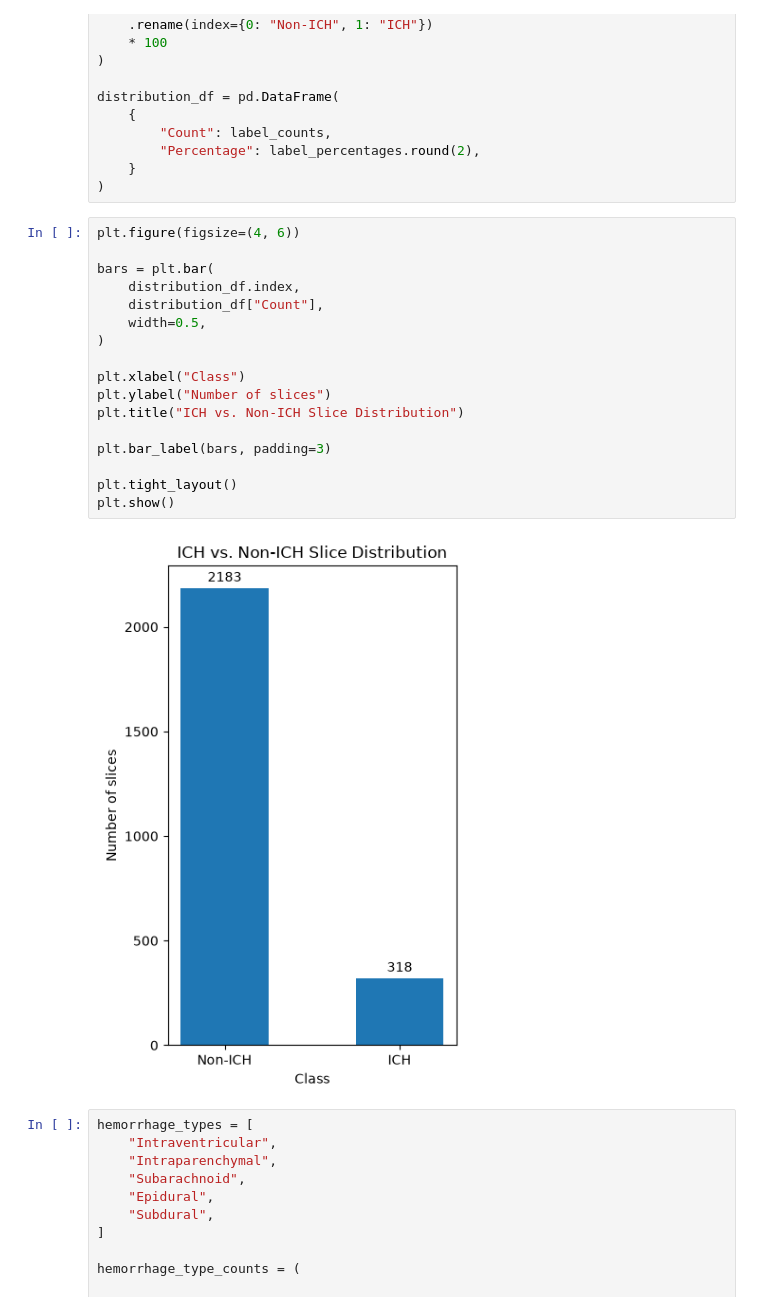
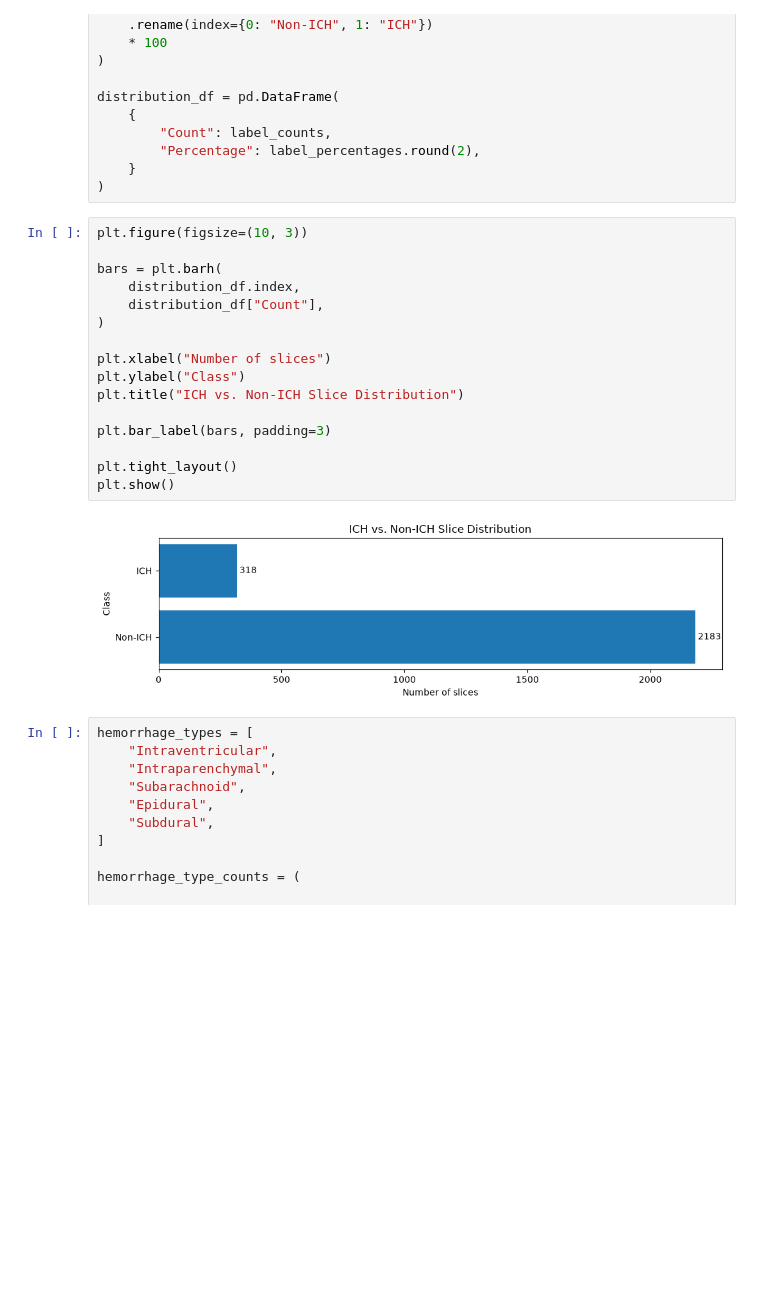
Before and after one commit to MeriemAfafHaddou/explainable-ai-ct-imaging, a Jupyter notebook: brain_ct_xai.ipynb, the cells around one changed output. Cells and saved outputs as stored; diff of their text form; blank space fills up the shorter version.

```diff
--- a/brain_ct_xai.ipynb
+++ b/brain_ct_xai.ipynb
@@ -171,24 +171,23 @@ distribution_df = pd.DataFrame(
     }
 )
 # %%
-plt.figure(figsize=(4, 6))
+plt.figure(figsize=(10, 3))
 
-bars = plt.bar(
+bars = plt.barh(
     distribution_df.index,
     distribution_df["Count"],
-    width=0.5,
 )
 
-plt.xlabel("Class")
-plt.ylabel("Number of slices")
+plt.xlabel("Number of slices")
+plt.ylabel("Class")
 plt.title("ICH vs. Non-ICH Slice Distribution")
 
 plt.bar_label(bars, padding=3)
 
 plt.tight_layout()
 plt.show()
 # %% [output]
-[figure, old version]
+[figure, new version]
 # %%
 hemorrhage_types = [
     "Intraventricular",
```
Also changed, not shown: parts of 33 cells of this notebook, 1 other file.
